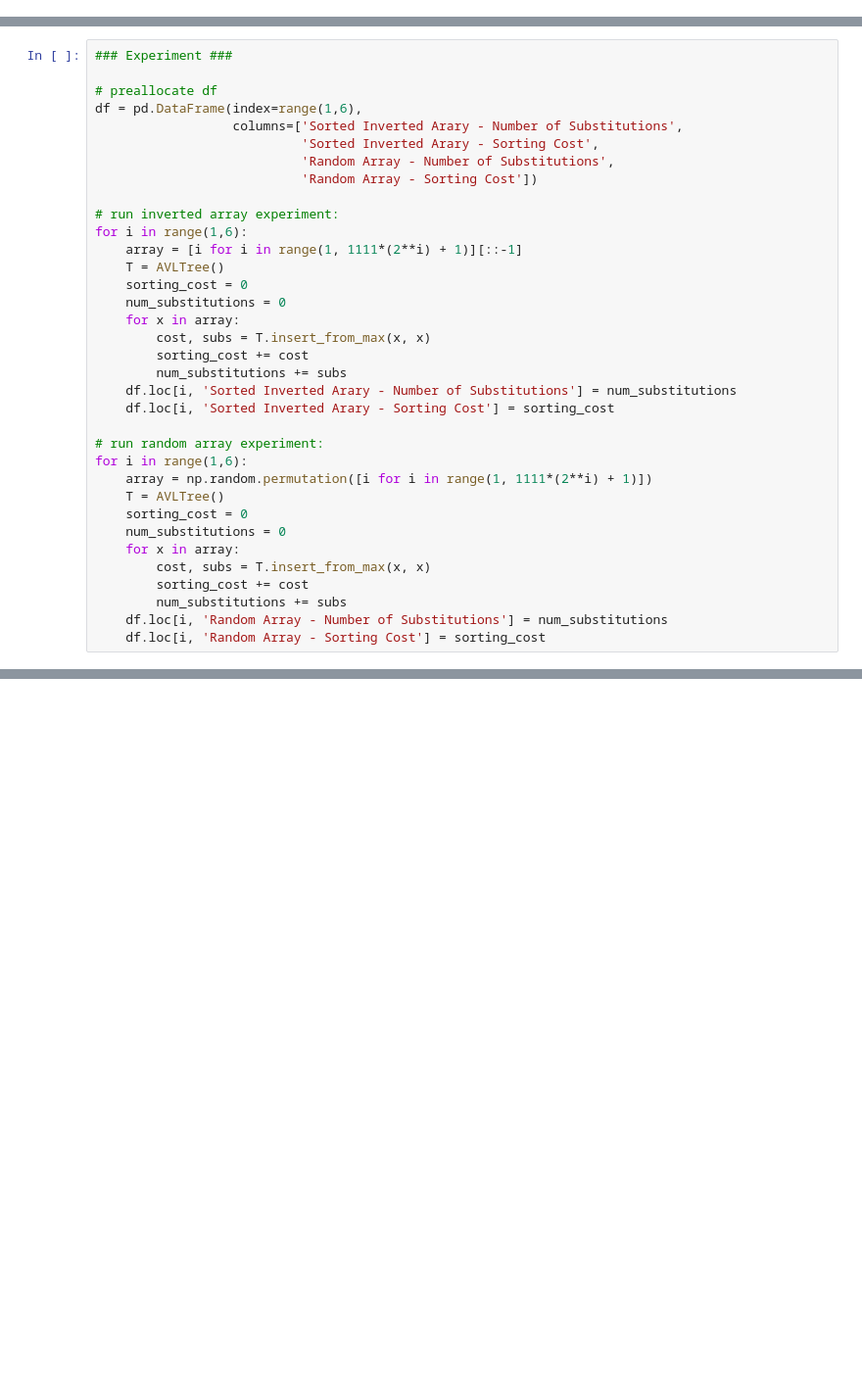
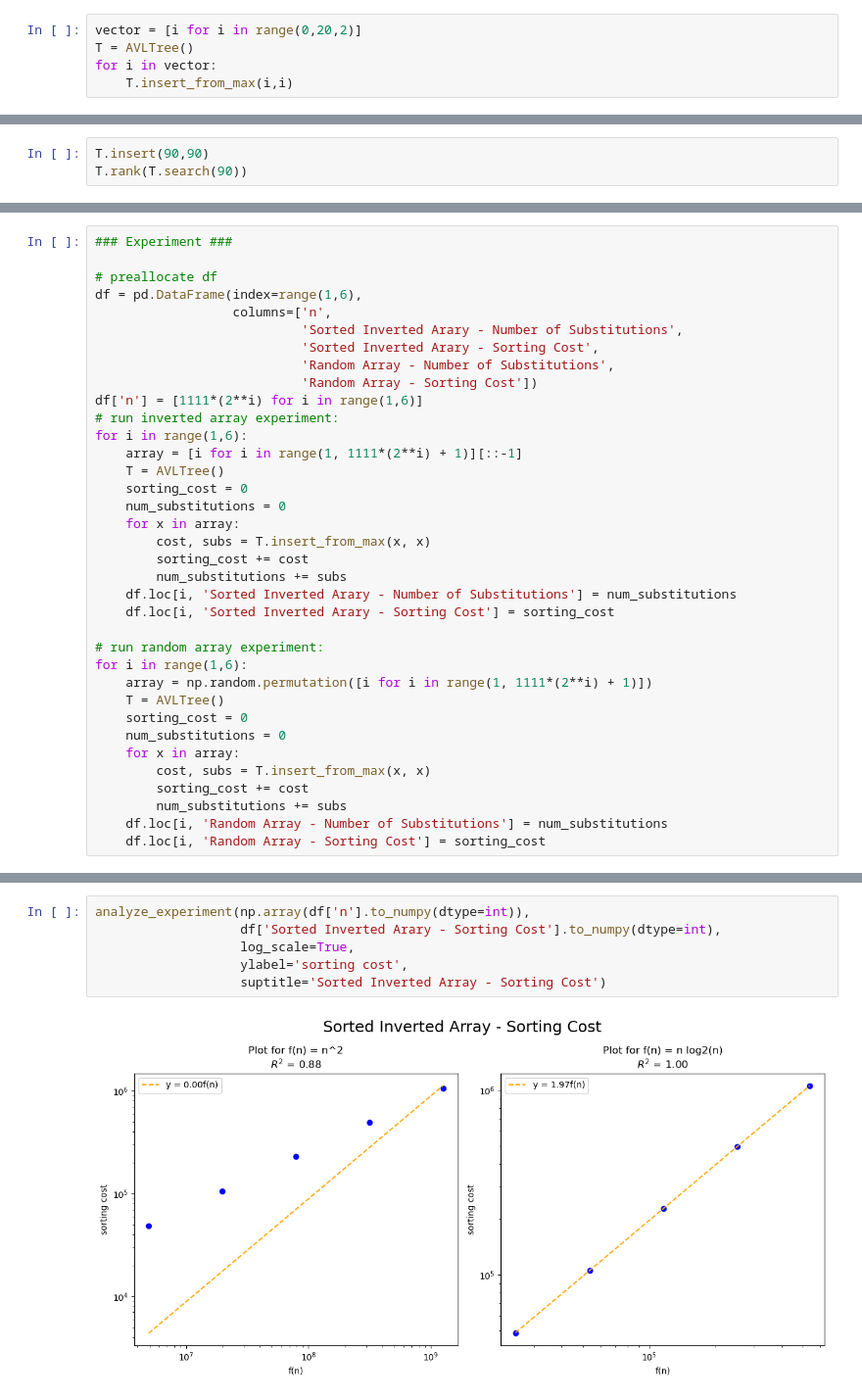
Before and after one commit to tomernadiv/AVLtree-Project, a Jupyter notebook: Notebook.ipynb, the cells around one changed output, grey strips where cells are left out. Shown: that part at 98% size. Drawn from its saved outputs; the diff is of its cells as text; blank space fills up the shorter version.

```diff
--- a/Notebook.ipynb
+++ b/Notebook.ipynb
@@ -5,0 +8,5 @@ import pandas as pd
+# %%
+vector = [i for i in range(0,20,2)]
+T = AVLTree()
+for i in vector:
+    T.insert_from_max(i,i)
@@ -5,0 +33,3 @@ import pandas as pd
+# %%
+T.insert(90,90)
+T.rank(T.search(90))
@@ -8,11 +40,12 @@ import pandas as pd
 
 # preallocate df
 df = pd.DataFrame(index=range(1,6),
-                  columns=['Sorted Inverted Arary - Number of Substitutions',
+                  columns=['n',
+                           'Sorted Inverted Arary - Number of Substitutions',
                            'Sorted Inverted Arary - Sorting Cost',
                            'Random Array - Number of Substitutions',
                            'Random Array - Sorting Cost'])
-
+df['n'] = [1111*(2**i) for i in range(1,6)]
 # run inverted array experiment:
 for i in range(1,6):
     array = [i for i in range(1, 1111*(2**i) + 1)][::-1]
@@ -45,0 +83,8 @@ T.insert_from_max(1, 1)
+# %%
+analyze_experiment(np.array(df['n'].to_numpy(dtype=int)),
+                   df['Sorted Inverted Arary - Sorting Cost'].to_numpy(dtype=int),
+                   log_scale=True,
+                   ylabel='sorting cost',
+                   suptitle='Sorted Inverted Array - Sorting Cost')
+# %% [output]
+[figure, added]
```
Also changed, not shown: parts of 12 cells of this notebook, 5 other files.
